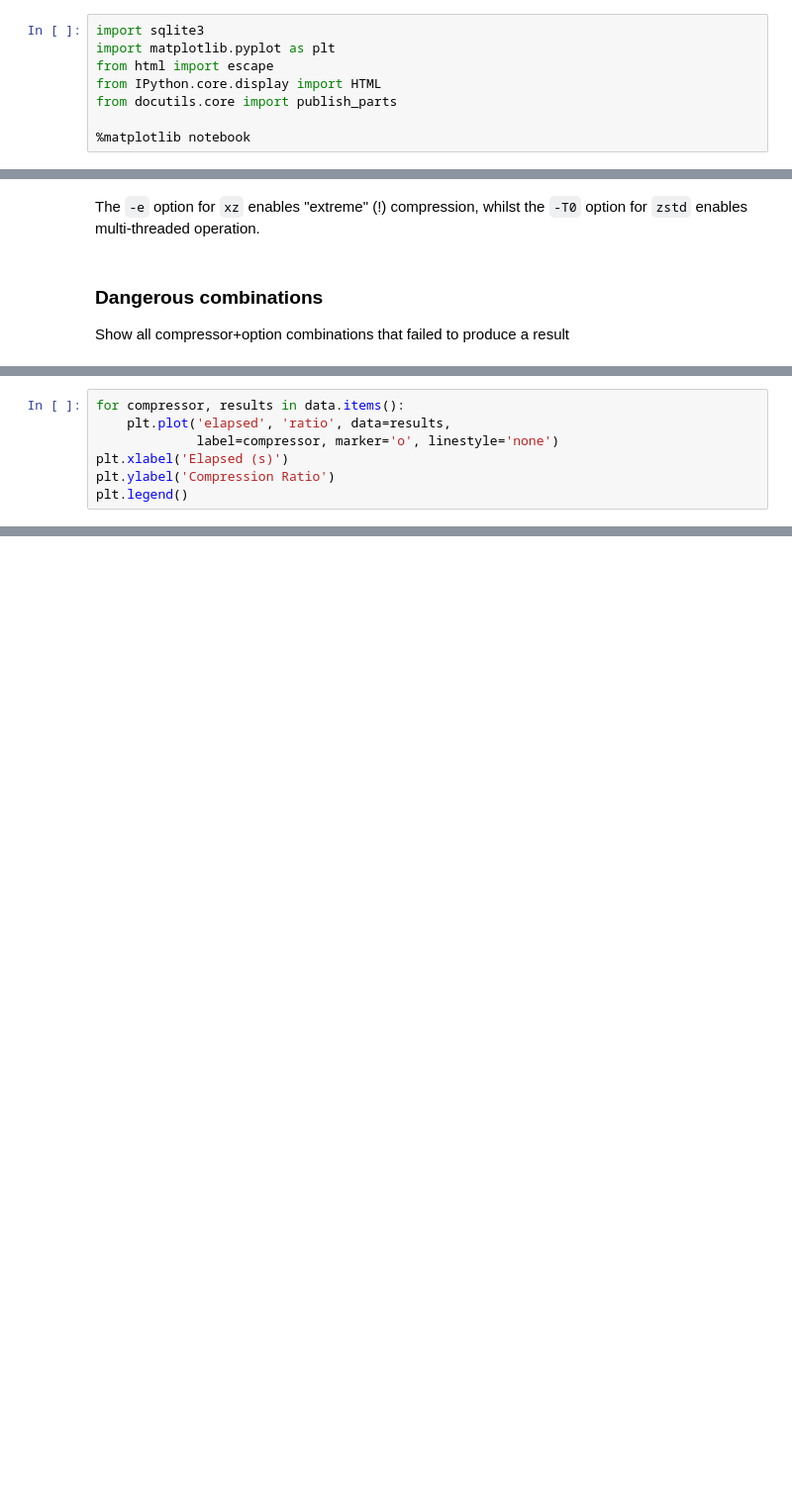
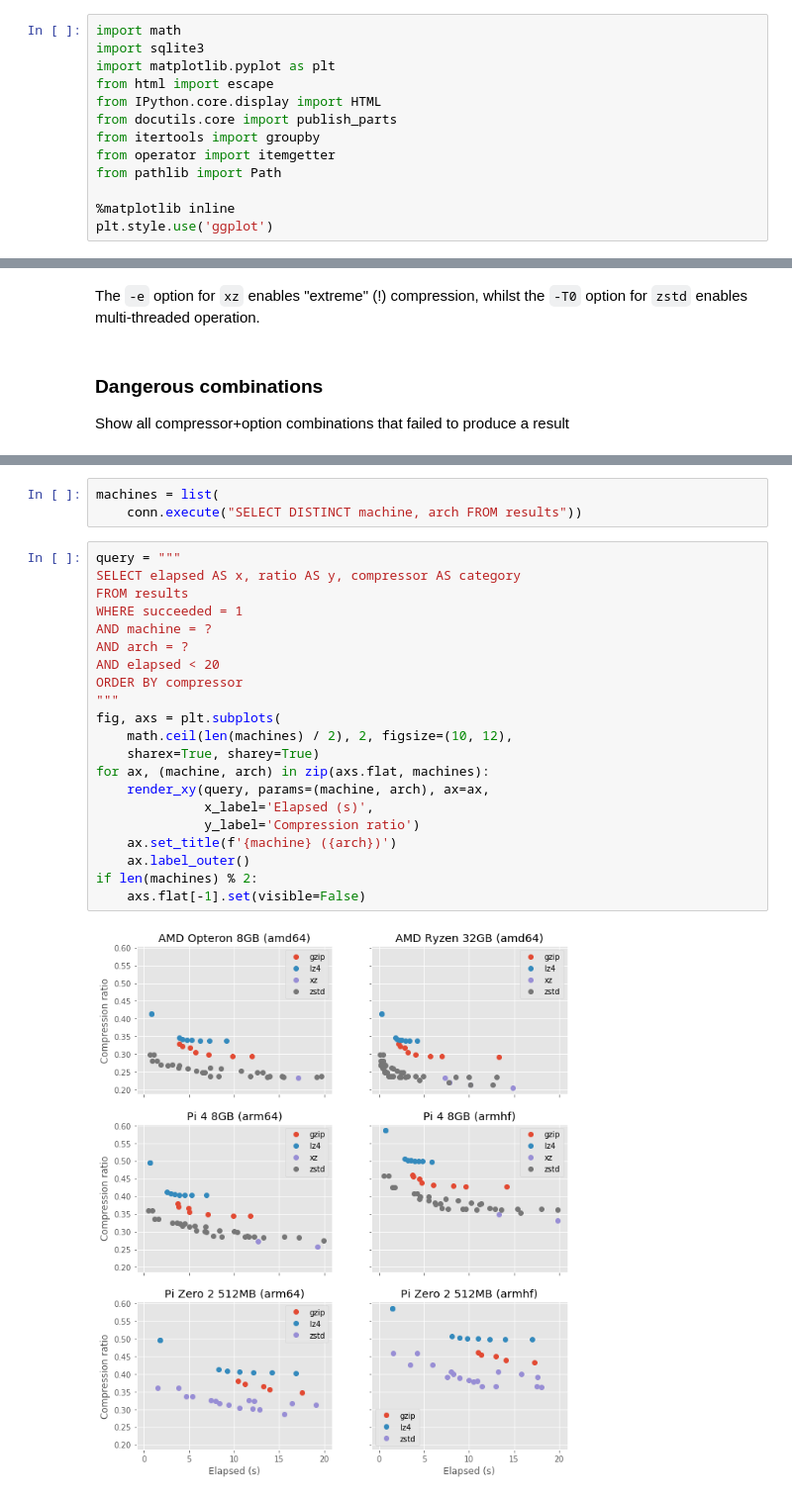
Before and after one commit to waveform80/compression, a Jupyter notebook: analysis.ipynb, the cells around one changed output, grey strips where cells are left out. Shown at 99% size. Drawn from its saved outputs; the diff is of its cells as text; blank space fills up the shorter version.

```diff
--- a/analysis.ipynb
+++ b/analysis.ipynb
@@ -1,8 +1,13 @@
 # %%
+import math
 import sqlite3
 import matplotlib.pyplot as plt
 from html import escape
 from IPython.core.display import HTML
 from docutils.core import publish_parts
+from itertools import groupby
+from operator import itemgetter
+from pathlib import Path
 
-%matplotlib notebook
+%matplotlib inline
+plt.style.use('ggplot')
@@ -215,7 +193,0 @@ data = {
-# %%
-for compressor, results in data.items():
-    plt.plot('elapsed', 'ratio', data=results,
-             label=compressor, marker='o', linestyle='none')
-plt.xlabel('Elapsed (s)')
-plt.ylabel('Compression Ratio')
-plt.legend()
@@ -225,0 +198,26 @@ plt.legend()
+# %%
+machines = list(
+    conn.execute("SELECT DISTINCT machine, arch FROM results"))
+# %%
+query = """
+SELECT elapsed AS x, ratio AS y, compressor AS category
+FROM results
+WHERE succeeded = 1
+AND machine = ?
+AND arch = ?
+AND elapsed < 20
+ORDER BY compressor
+"""
+fig, axs = plt.subplots(
+    math.ceil(len(machines) / 2), 2, figsize=(10, 12),
+    sharex=True, sharey=True)
+for ax, (machine, arch) in zip(axs.flat, machines):
+    render_xy(query, params=(machine, arch), ax=ax,
+              x_label='Elapsed (s)',
+              y_label='Compression ratio')
+    ax.set_title(f'{machine} ({arch})')
+    ax.label_outer()
+if len(machines) % 2:
+    axs.flat[-1].set(visible=False)
+# %% [output]
+[figure, added]
```
Also changed, not shown: parts of 27 cells of this notebook, 2 other files.
